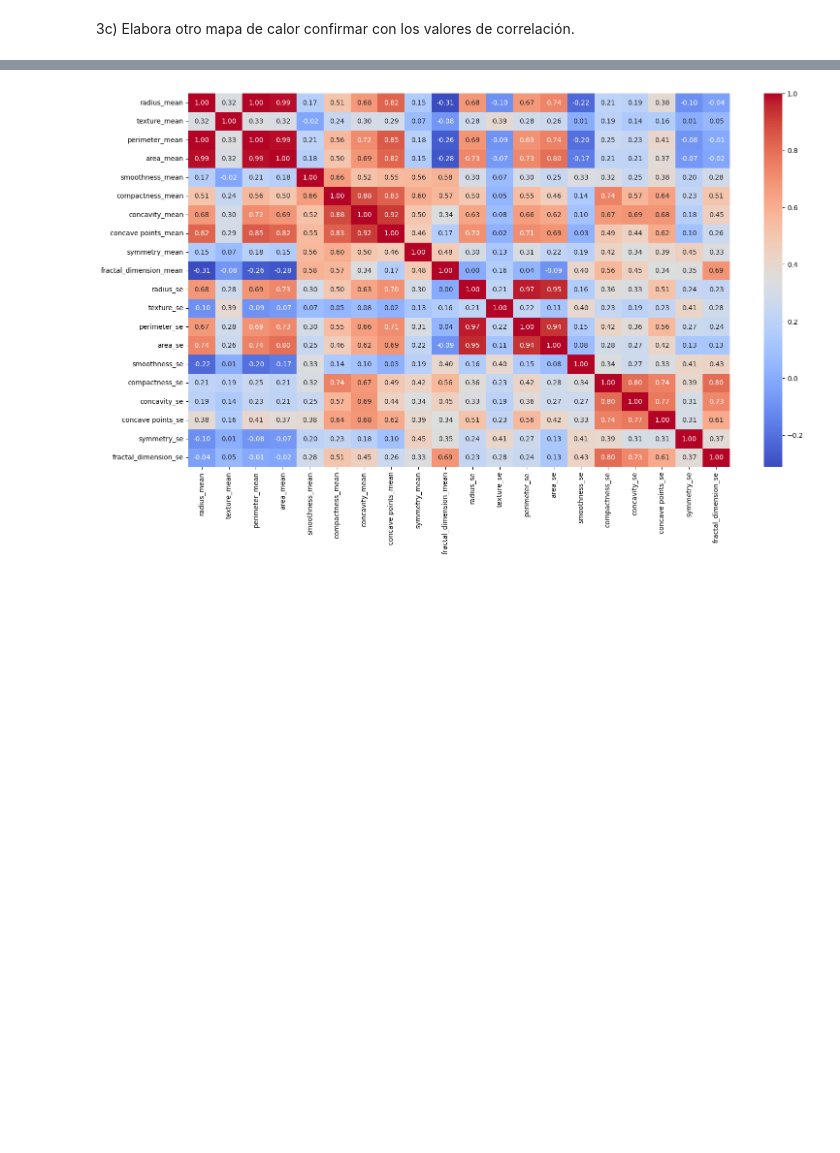
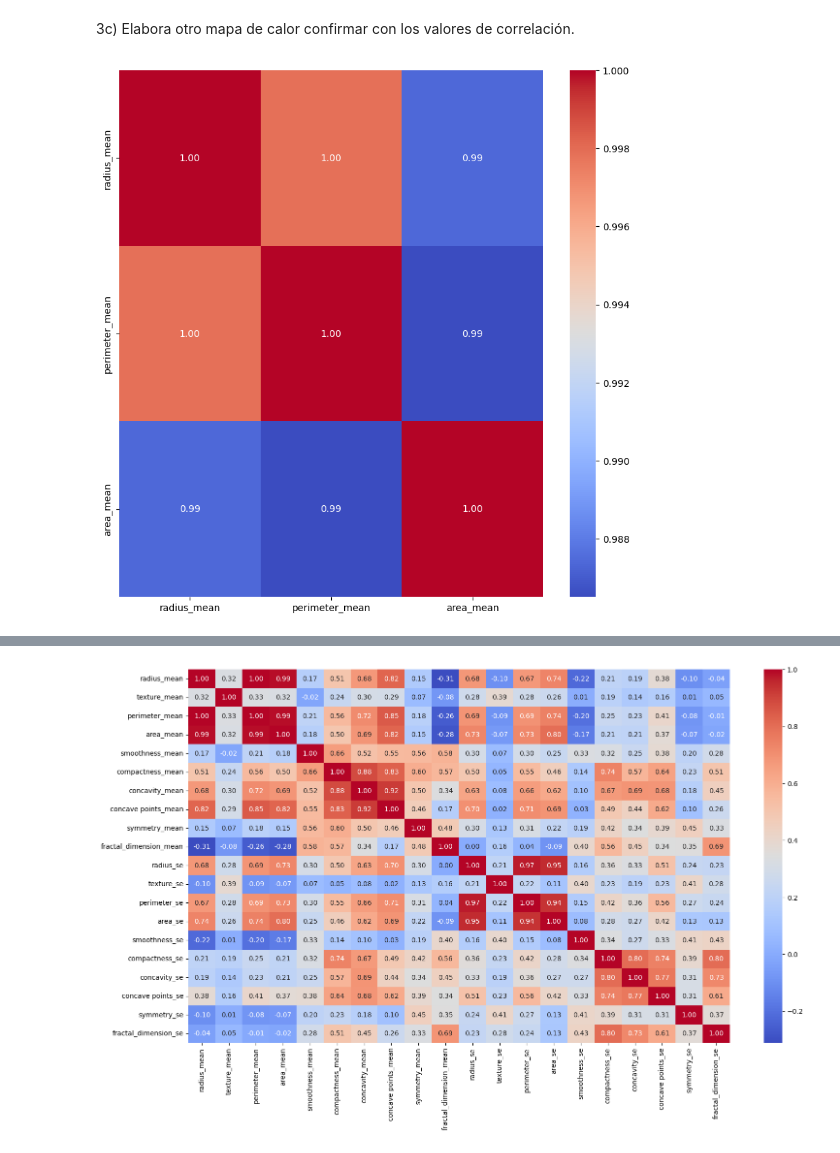
Before and after one commit to Janet16180/grupo_6_ciencia_de_datos, a Jupyter notebook: Actividad9RLog.ipynb, the cells around one changed output, grey strips where cells are left out. Saved outputs shown, nothing was run; the diff lists cells and outputs as text; code cells hidden in the pictures; blank space fills up the shorter version.

```diff
--- a/Actividad9RLog.ipynb
+++ b/Actividad9RLog.ipynb
@@ -235,3 +235,12 @@ De la matriz podrás observar relaciones lineales bastante evidentes entre:
 Sabemos que el perímetro y el área de un círculo, se calculan a partir del radio. Entonces, la relación entre las primeras tres variables es muy clara para nosotros.
 # %% [markdown]
 3c) Elabora otro mapa de calor confirmar con los valores de correlación.
+# %%
+plt.figure(figsize=(10, 10))
+
+correlation_matrix = data_df[['radius_mean' ,'perimeter_mean', 'area_mean']].corr()
+sns.heatmap(correlation_matrix, annot=True, cmap='coolwarm', fmt=".2f")
+
+plt.show()
+# %% [output]
+[figure, added]
```
Also changed, not shown: parts of 9 cells of this notebook.
